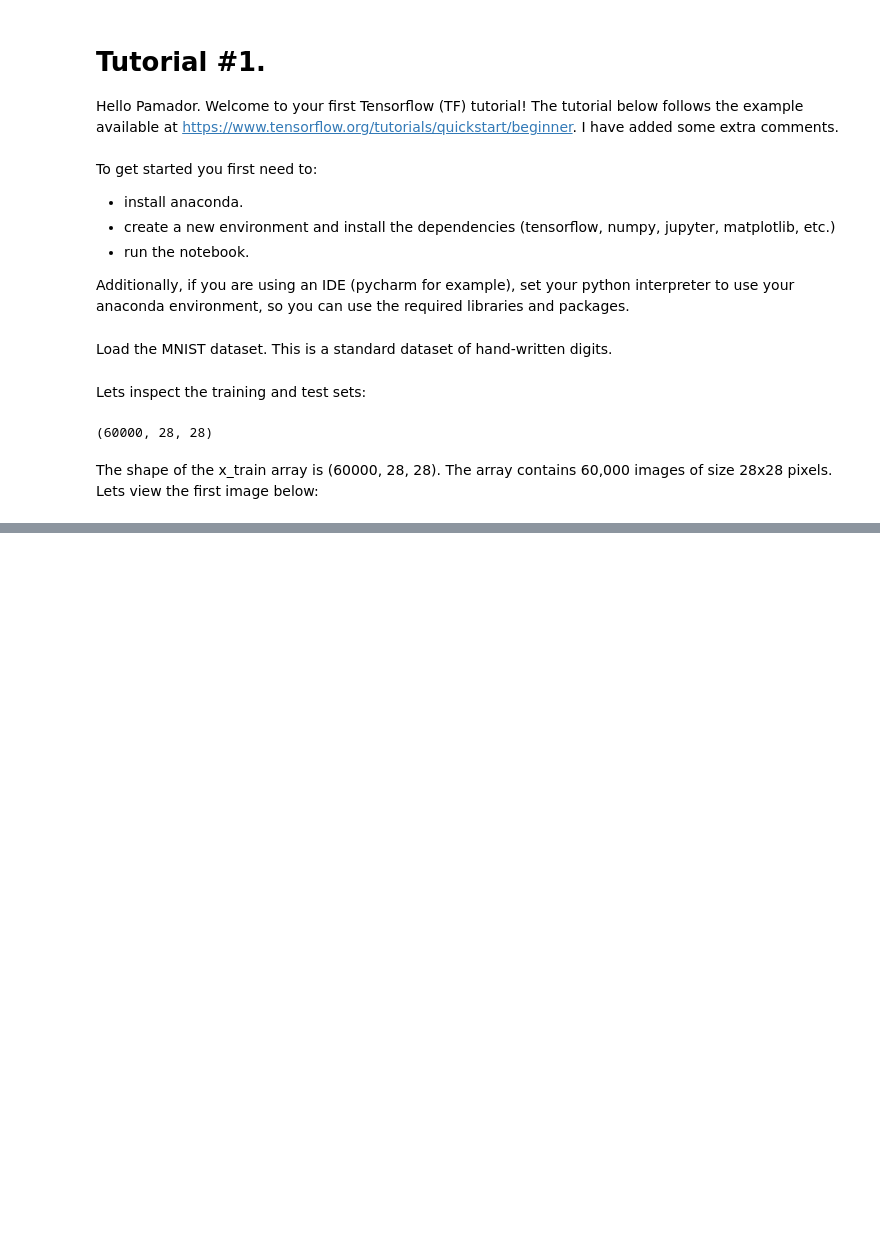
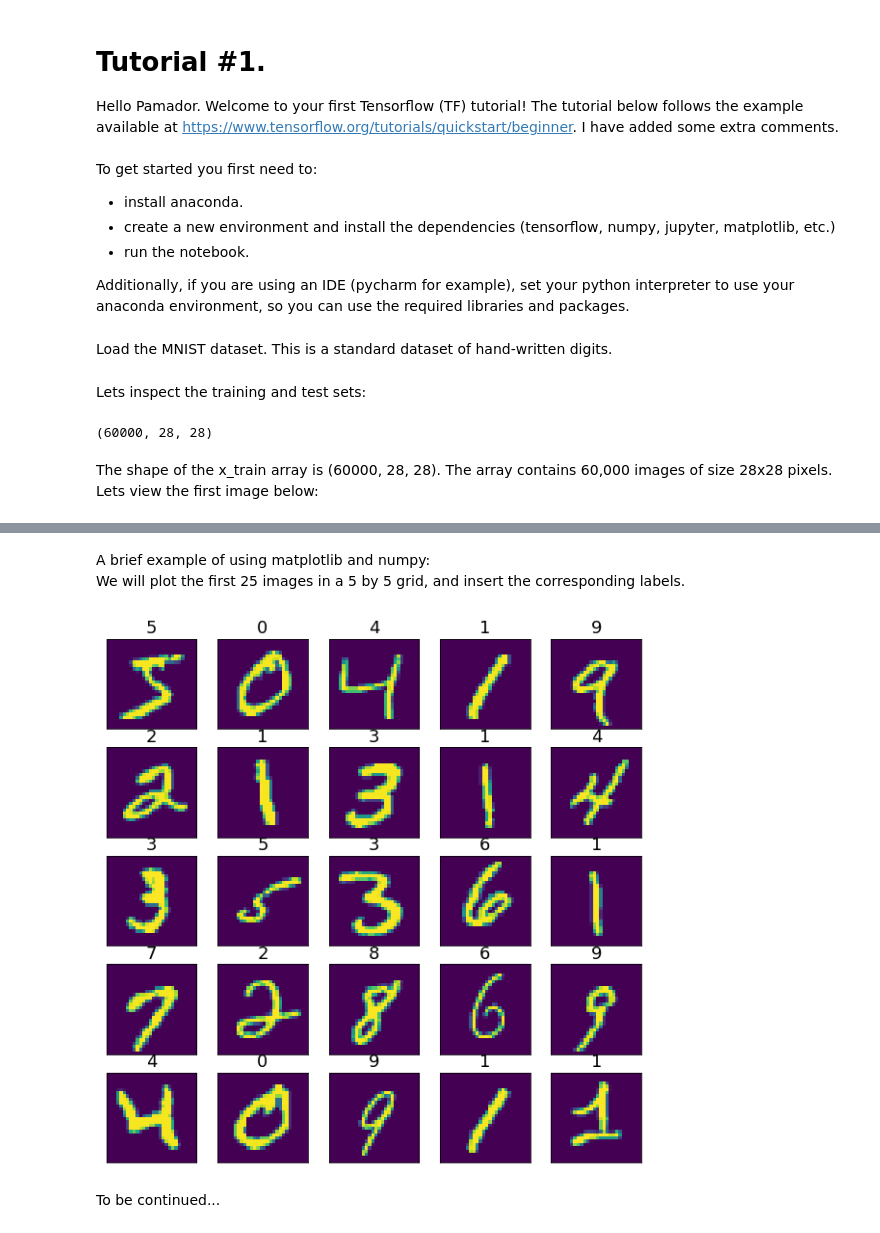
Before and after one commit to sahand92/ML, a Jupyter notebook: tutorials/tutorial_1.ipynb, the cells around one changed output, grey strips where cells are left out. Saved outputs shown, nothing was run; the diff lists cells and outputs as text; code cells hidden in the pictures; blank space fills up the shorter version.

```diff
--- a/tutorials/tutorial_1.ipynb
+++ b/tutorials/tutorial_1.ipynb
@@ -34,0 +35,22 @@ imgplot = plt.imshow(x_train[1,:,:])
+# %% [markdown]
+A brief example of using matplotlib and numpy:<br>
+We will plot the first 25 images in a 5 by 5 grid, and insert the corresponding labels.
+# %%
+x = x_train[0:25, :, :]
+y = (y_train[0:25]).astype(str)
+
+images = np.reshape(x, (5, 5, 28, 28)) #reshape to a 5 by 5 array
+labels = np.reshape(y, (5, 5))
+
+
+fig, axs = plt.subplots(nrows=5, ncols=5, figsize=(10, 10),
+                        subplot_kw={'xticks': [], 'yticks': []})
+
+for i in range(5):
+    for j in range(5):
+        axs[i, j].imshow(images[i, j, :, :])
+        axs[i, j].set_title(str(labels[i, j]), {'fontsize': 18})
+# %% [output]
+[figure, added]
+# %% [markdown]
+To be continued...
```
Also changed, not shown: parts of 1 cell of this notebook.
